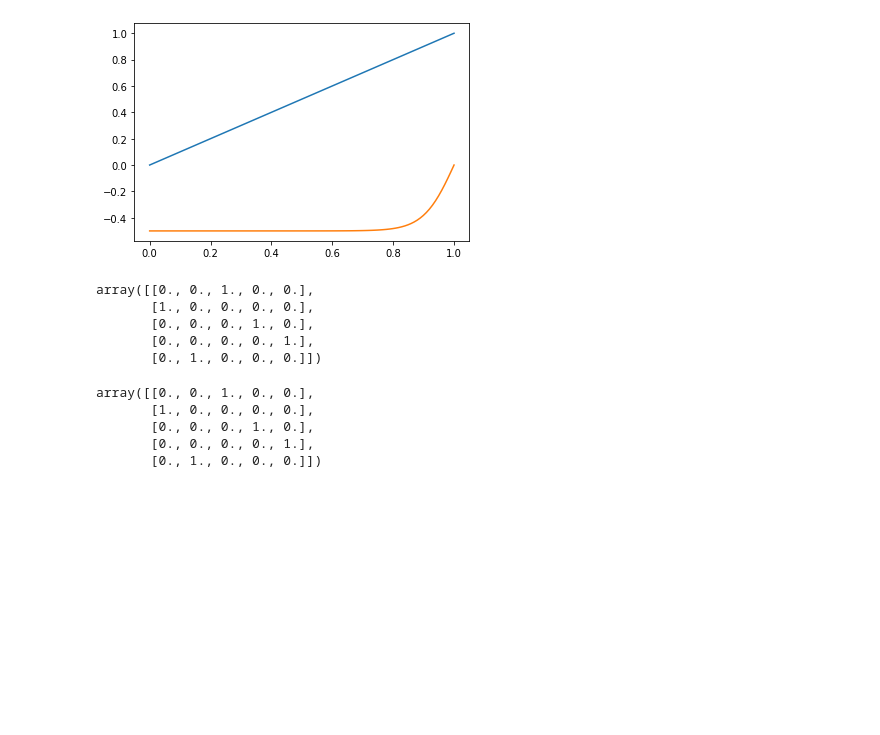
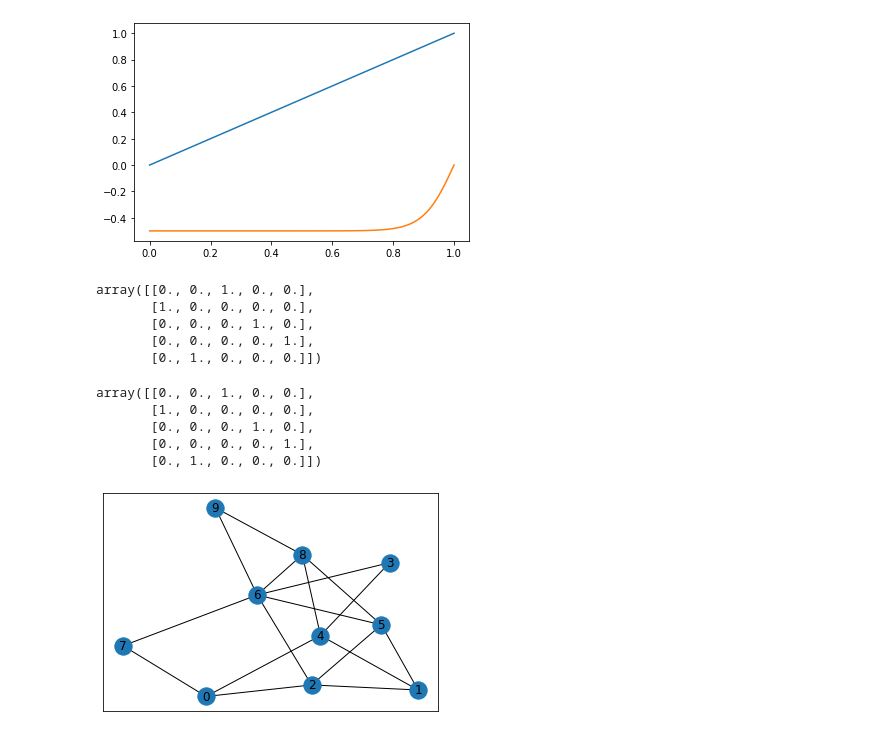
Before and after one commit to riccardoscheda/thesis, a Jupyter notebook: notes.ipynb, the cells around one changed output. Drawn from its saved outputs; the diff is of its cells as text; code cells hidden in the pictures; blank space fills up the shorter version.

```diff
--- a/notes.ipynb
+++ b/notes.ipynb
@@ -122,0 +126,8 @@ array([[0., 0., 1., 0., 0.],
+# %%
+N = 10
+K = 2
+g = rn.Random_Network(N,K)
+g.adj_matrix
+nx.draw_networkx(nx.from_numpy_matrix(g.adj_matrix),with_labels=True)
+# %% [output]
+[figure, added]
```
Also changed, not shown: parts of 2 cells of this notebook, 5 other files.
